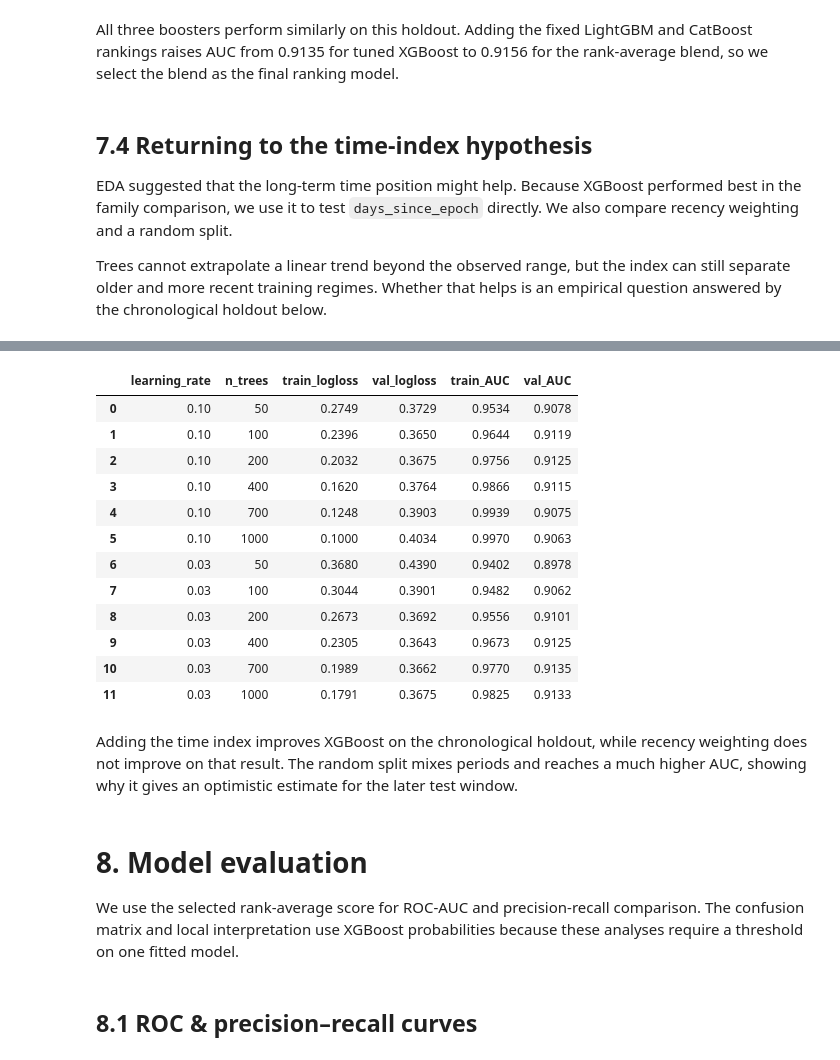
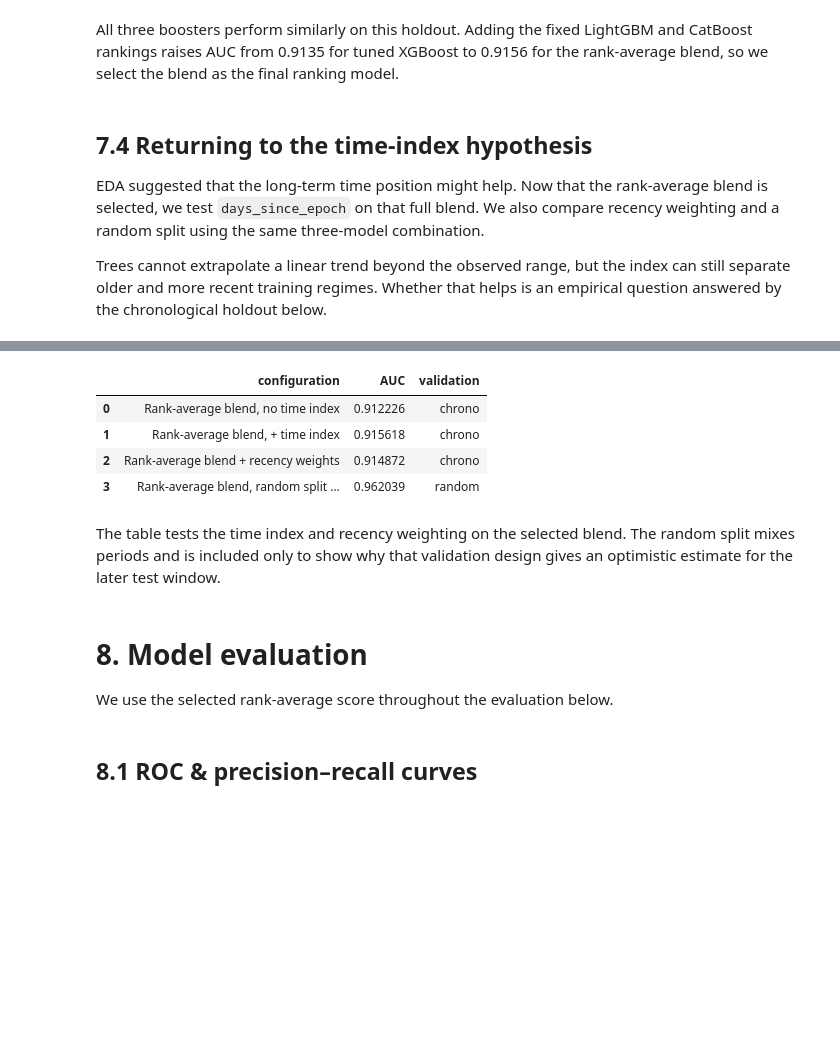
Before and after one commit to manemajef/ml-proj, a Jupyter notebook: notebook.ipynb, the cells around one changed output, grey strips where cells are left out. Drawn from its saved outputs; the diff is of its cells as text; code cells hidden in the pictures; blank space fills up the shorter version.

Commit message:
Other then SHAP all eval is now done on blend and not XGBoost only.

```diff
--- a/notebook.ipynb
+++ b/notebook.ipynb
@@ -1613,16 +1597,24 @@ All three boosters perform similarly on this holdout. Adding the fixed LightGBM
 # %% [markdown]
 ## 7.4 Returning to the time-index hypothesis
 
-EDA suggested that the long-term time position might help. Because XGBoost performed best in the family comparison, we use it to test `days_since_epoch` directly. We also compare recency weighting and a random split.
+EDA suggested that the long-term time position might help. Now that the rank-average blend is selected, we test `days_since_epoch` on that full blend. We also compare recency weighting and a random split using the same three-model combination.
 
 Trees cannot extrapolate a linear trend beyond the observed range, but the index can still separate older and more recent training regimes. Whether that helps is an empirical question answered by the chronological holdout below.
 # %%
-pred_xgb_no_time = fit_predict_xgb(Xtr_n, y_tr, Xva_n)
+model_names = ("lgbm", "xgb", "cat")
+pred_blend_no_time = rank_avg(
+    [fit_predict(name, Xtr_n, y_tr, Xva_n) for name in model_names]
+)
 
 # rejected idea: down-weight old rows by a 1-year half-life
 age = (tr_raw["Course_Start_Date"].max() - tr_raw["Course_Start_Date"]).dt.days
 w = np.power(0.5, age / 365.0).values
-pred_recency = fit_predict_xgb(Xtr_t, y_tr, Xva_t, sample_weight=w)
+pred_blend_recency = rank_avg(
+    [
+        fit_predict(name, Xtr_t, y_tr, Xva_t, sample_weight=w)
+        for name in model_names
+    ]
+)
 
 # Diagnostic only: a random split mixes time periods and is optimistic for
 # the future-window task. Its frequency maps still use training rows only.
@@ -1633,20 +1625,25 @@ fm_r = make_freq_maps(tr_r)
 Xtr_r = build_features(tr_r, fm_r)
 Xva_r = build_features(va_r, fm_r)
 align_categories(Xtr_r, Xva_r)
-pred_random = fit_predict_xgb(Xtr_r, tr_r[TARGET].values, Xva_r)
+pred_blend_random = rank_avg(
+    [
+        fit_predict(name, Xtr_r, tr_r[TARGET].values, Xva_r)
+        for name in model_names
+    ]
+)
 
 ablation = pd.DataFrame({
     "configuration": [
-        "XGBoost, no time index",
-        "XGBoost, + time index",
-        "XGBoost + recency weights",
-        "XGBoost, random split (diagnostic only)",
+        "Rank-average blend, no time index",
+        "Rank-average blend, + time index",
+        "Rank-average blend + recency weights",
+        "Rank-average blend, random split (diagnostic only)",
     ],
     "AUC": [
-        roc_auc_score(y_va, pred_xgb_no_time),
-        roc_auc_score(y_va, pred_xgb),
-        roc_auc_score(y_va, pred_recency),
-        roc_auc_score(va_r[TARGET].values, pred_random),
+        roc_auc_score(y_va, pred_blend_no_time),
+        roc_auc_score(y_va, blend_t),
+        roc_auc_score(y_va, pred_blend_recency),
+        roc_auc_score(va_r[TARGET].values, pred_blend_random),
     ],
     "validation": ["chrono", "chrono", "chrono", "random"],
 })
@@ -1656,22 +1652,14 @@ display(ablation)
-|  | learning_rate | n_trees | train_logloss | val_logloss | train_AUC | val_AUC |
-| 0 | 0.10 | 50 | 0.2749 | 0.3729 | 0.9534 | 0.9078 |
-| 1 | 0.10 | 100 | 0.2396 | 0.3650 | 0.9644 | 0.9119 |
-| 2 | 0.10 | 200 | 0.2032 | 0.3675 | 0.9756 | 0.9125 |
-| 3 | 0.10 | 400 | 0.1620 | 0.3764 | 0.9866 | 0.9115 |
-| 4 | 0.10 | 700 | 0.1248 | 0.3903 | 0.9939 | 0.9075 |
-| 5 | 0.10 | 1000 | 0.1000 | 0.4034 | 0.9970 | 0.9063 |
-| 6 | 0.03 | 50 | 0.3680 | 0.4390 | 0.9402 | 0.8978 |
-| 7 | 0.03 | 100 | 0.3044 | 0.3901 | 0.9482 | 0.9062 |
-| 8 | 0.03 | 200 | 0.2673 | 0.3692 | 0.9556 | 0.9101 |
-| 9 | 0.03 | 400 | 0.2305 | 0.3643 | 0.9673 | 0.9125 |
-| 10 | 0.03 | 700 | 0.1989 | 0.3662 | 0.9770 | 0.9135 |
-| 11 | 0.03 | 1000 | 0.1791 | 0.3675 | 0.9825 | 0.9133 |
+|  | configuration | AUC | validation |
+| 0 | Rank-average blend, no time index | 0.912226 | chrono |
+| 1 | Rank-average blend, + time index | 0.915618 | chrono |
+| 2 | Rank-average blend + recency weights | 0.914872 | chrono |
+| 3 | Rank-average blend, random split ... | 0.962039 | random |
 # %% [markdown]
-Adding the time index improves XGBoost on the chronological holdout, while recency weighting does not improve on that result. The random split mixes periods and reaches a much higher AUC, showing why it gives an optimistic estimate for the later test window.
+The table tests the time index and recency weighting on the selected blend. The random split mixes periods and is included only to show why that validation design gives an optimistic estimate for the later test window.
 # %% [markdown]
 # 8. Model evaluation
 
-We use the selected rank-average score for ROC-AUC and precision-recall comparison. The confusion matrix and local interpretation use XGBoost probabilities because these analyses require a threshold on one fitted model.
+We use the selected rank-average score throughout the evaluation below.
 # %% [markdown]
 ## 8.1 ROC & precision–recall curves
 # %%
```
Also changed, not shown: parts of 20 cells of this notebook, 21 other files.
